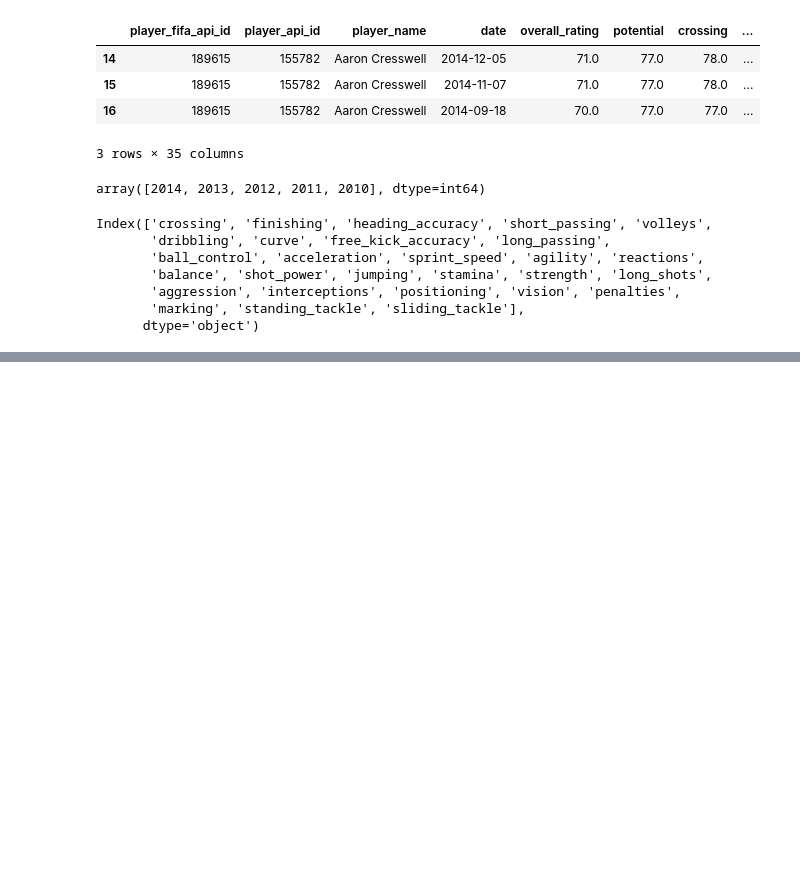
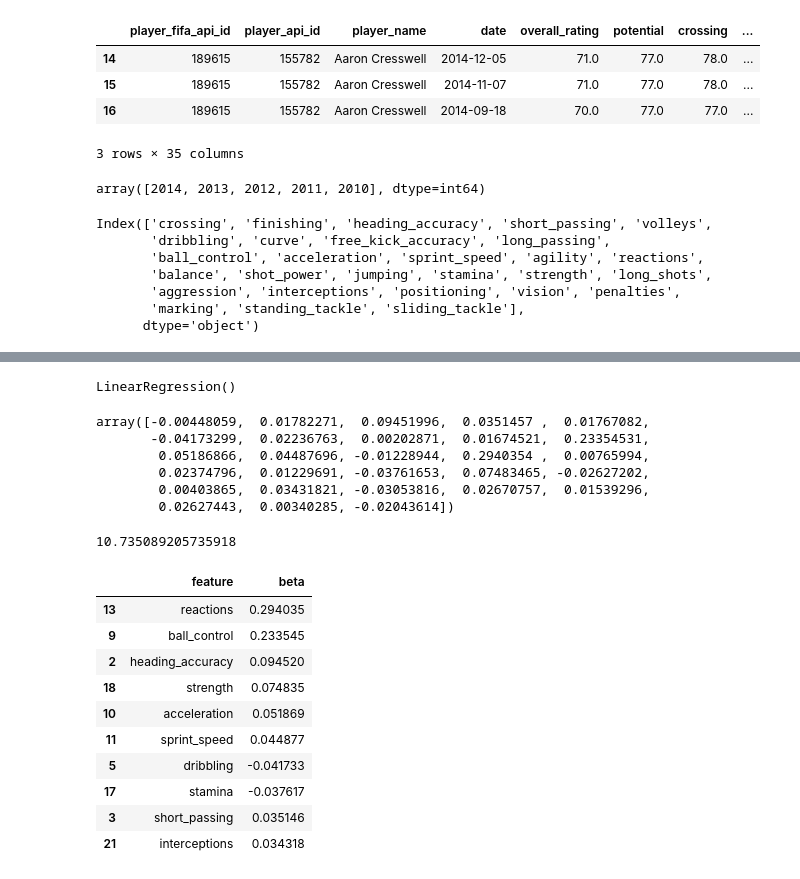
Before and after one commit to battery-code/soccer-data-analysis, a Jupyter notebook: European Soccer Project.ipynb, the cells around one changed output, grey strips where cells are left out. Saved outputs shown, nothing was run; the diff lists cells and outputs as text; code cells hidden in the pictures; blank space fills up the shorter version.

Commit message:
Linear Regression Model

```diff
--- a/European Soccer Project.ipynb
+++ b/European Soccer Project.ipynb
@@ -346,0 +347,36 @@ Index(['crossing', 'finishing', 'heading_accuracy', 'short_passing', 'volleys',
+# %%
+mlinreg = linear_model.LinearRegression()
+# %%
+mlinreg.fit(players_df_train[predictors],players_df_train['overall_rating'])
+# %% [output]
+LinearRegression()
+# %%
+mlinreg.coef_
+# %% [output]
+array([-0.00448059,  0.01782271,  0.09451996,  0.0351457 ,  0.01767082,
+       -0.04173299,  0.02236763,  0.00202871,  0.01674521,  0.23354531,
+        0.05186866,  0.04487696, -0.01228944,  0.2940354 ,  0.00765994,
+        0.02374796,  0.01229691, -0.03761653,  0.07483465, -0.02627202,
+        0.00403865,  0.03431821, -0.03053816,  0.02670757,  0.01539296,
+        0.02627443,  0.00340285, -0.02043614])
+# %%
+mlinreg.intercept_
+# %% [output]
+10.735089205735918
+# %%
+beta_df = pd.DataFrame(zip(predictors,mlinreg.coef_),columns = ['feature','beta'])
+# %%
+n = len(beta_df)
+beta_df.iloc[beta_df.beta.abs().argsort()[::-1][:10]]
+# %% [output]
+|  | feature | beta |
+| 13 | reactions | 0.294035 |
+| 9 | ball_control | 0.233545 |
+| 2 | heading_accuracy | 0.094520 |
+| 18 | strength | 0.074835 |
+| 10 | acceleration | 0.051869 |
+| 11 | sprint_speed | 0.044877 |
+| 5 | dribbling | -0.041733 |
+| 17 | stamina | -0.037617 |
+| 3 | short_passing | 0.035146 |
+| 21 | interceptions | 0.034318 |
```
Also changed, not shown: parts of 2 cells of this notebook.
